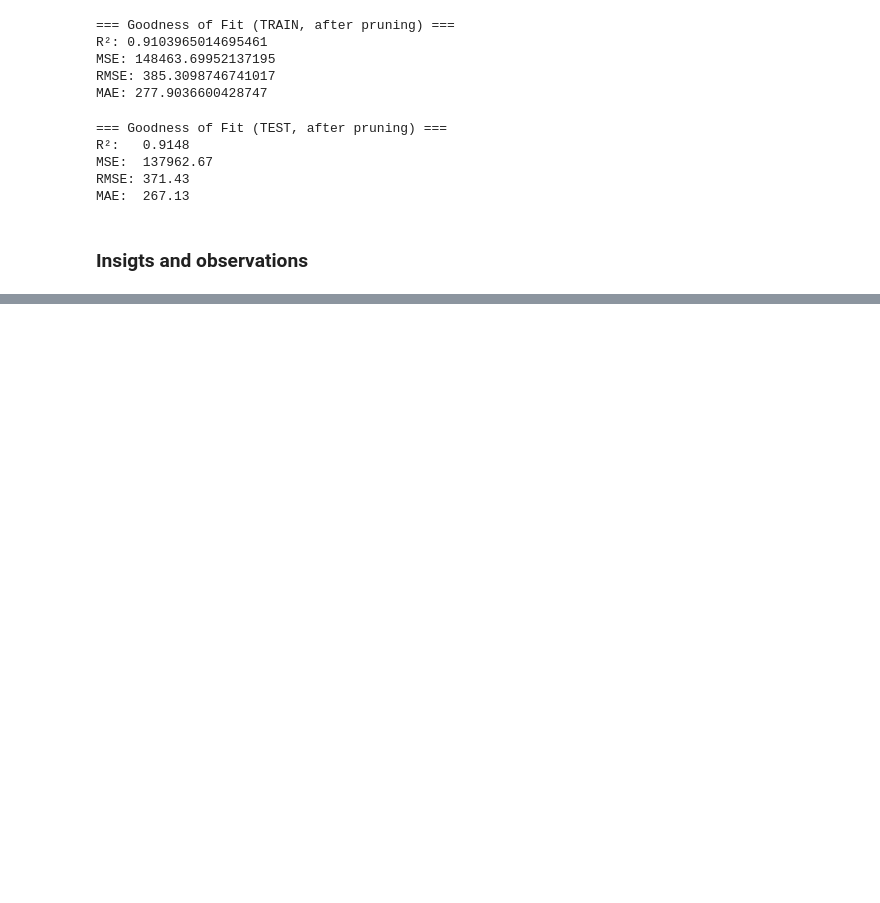
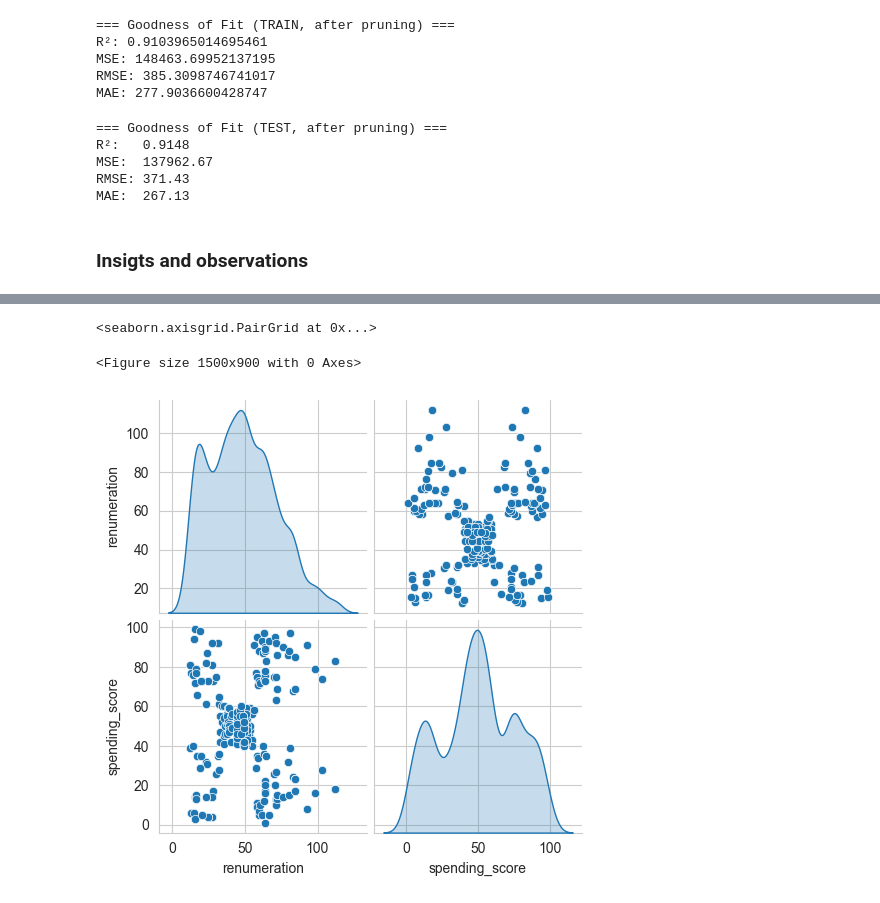
Before and after one commit to DimaBrikach/AdvancedAnalytics_Assignment, a Jupyter notebook: Dzmitry_Brykach_DA301_Assignment.ipynb, the cells around one changed output, grey strips where cells are left out. Saved outputs shown, nothing was run; the diff lists cells and outputs as text; code cells hidden in the pictures; blank space fills up the shorter version.

```diff
--- a/Dzmitry_Brykach_DA301_Assignment.ipynb
+++ b/Dzmitry_Brykach_DA301_Assignment.ipynb
@@ -620,0 +673,8 @@ MAE:  267.13
+# %%
+# Create a pairplot with Seaborn.
+plt.figure(figsize=(15, 9))
+sns.pairplot(df3, diag_kind= 'kde')
+# %% [output]
+<seaborn.axisgrid.PairGrid at 0x...>
+<Figure size 1500x900 with 0 Axes>
+[figure, added]
```
Also changed, not shown: parts of 28 cells of this notebook.
